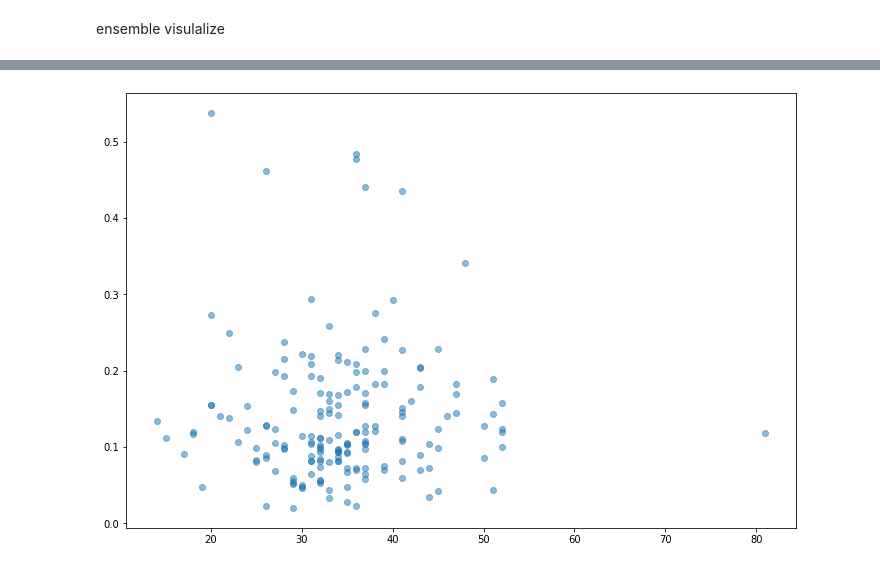
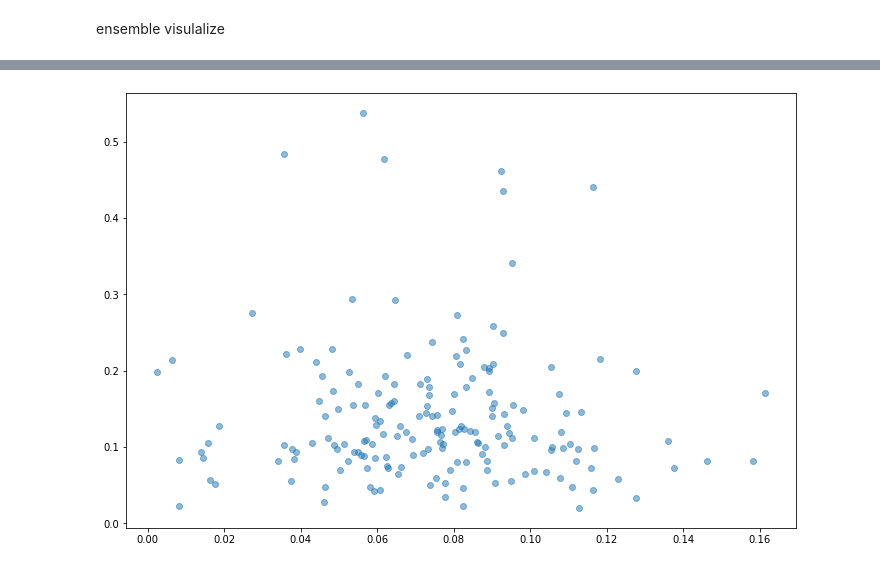
Before and after one commit to hanbuck30/Regression-about-neural-Data, a Jupyter notebook: svm_regre.ipynb, the cells around one changed output, grey strips where cells are left out. Saved outputs shown, nothing was run; the diff lists cells and outputs as text; code cells hidden in the pictures.

```diff
--- a/svm_regre.ipynb
+++ b/svm_regre.ipynb
@@ -279,10 +335,10 @@ plt.show()
 # %%
 fig = plt.figure()
 fig.set_size_inches(12, 8)
-plt.scatter(df[["심박변이"]],df[['코르티솔']],alpha=0.5)
+plt.scatter(df[["2_Cz_Low β (334)"]],df[['코르티솔']],alpha=0.5)
 plt.show()
 # %% [output]
-[figure, old version]
+[figure, new version]
 # %%
 fig = plt.figure()
 fig.set_size_inches(12,8)
```
Also changed, not shown: parts of 34 cells of this notebook.
